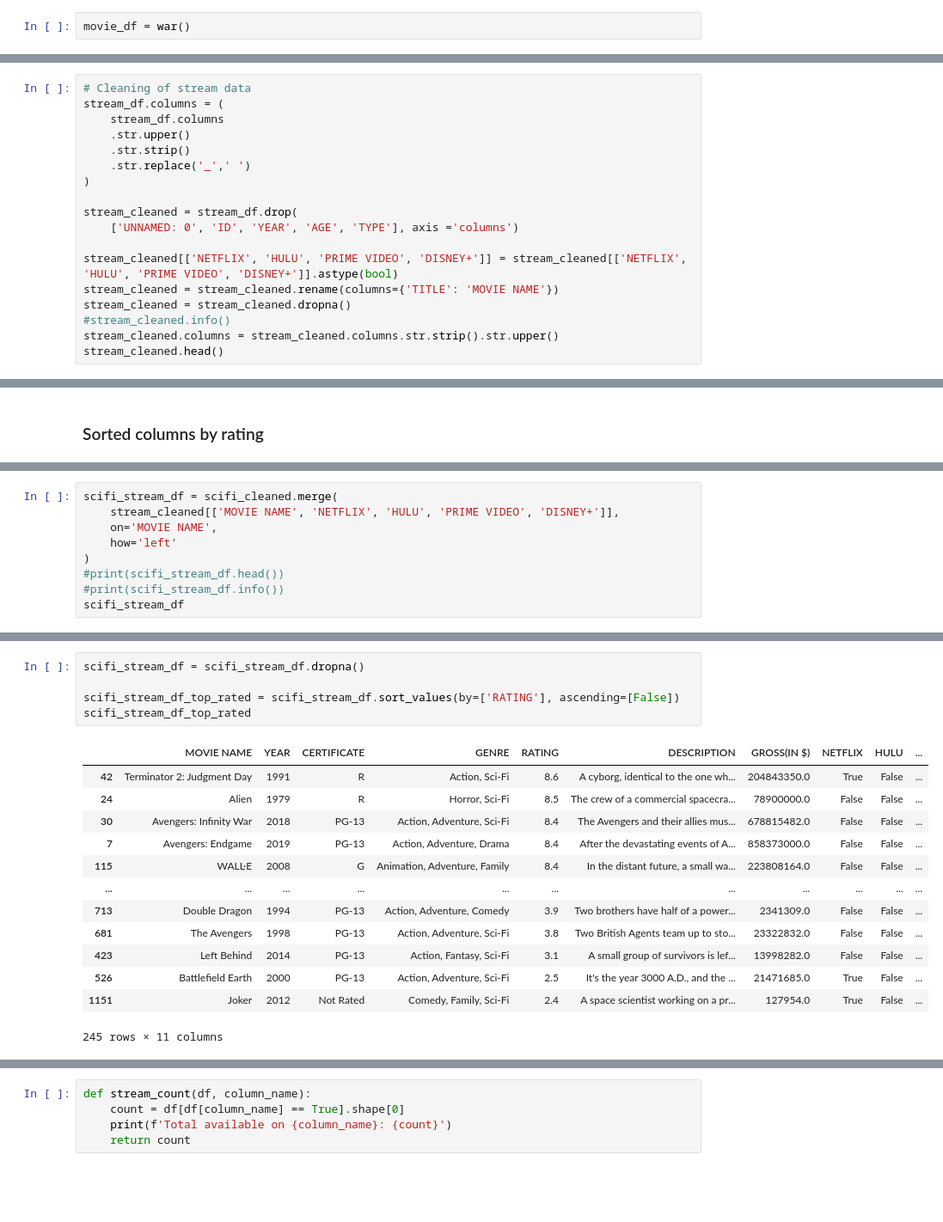
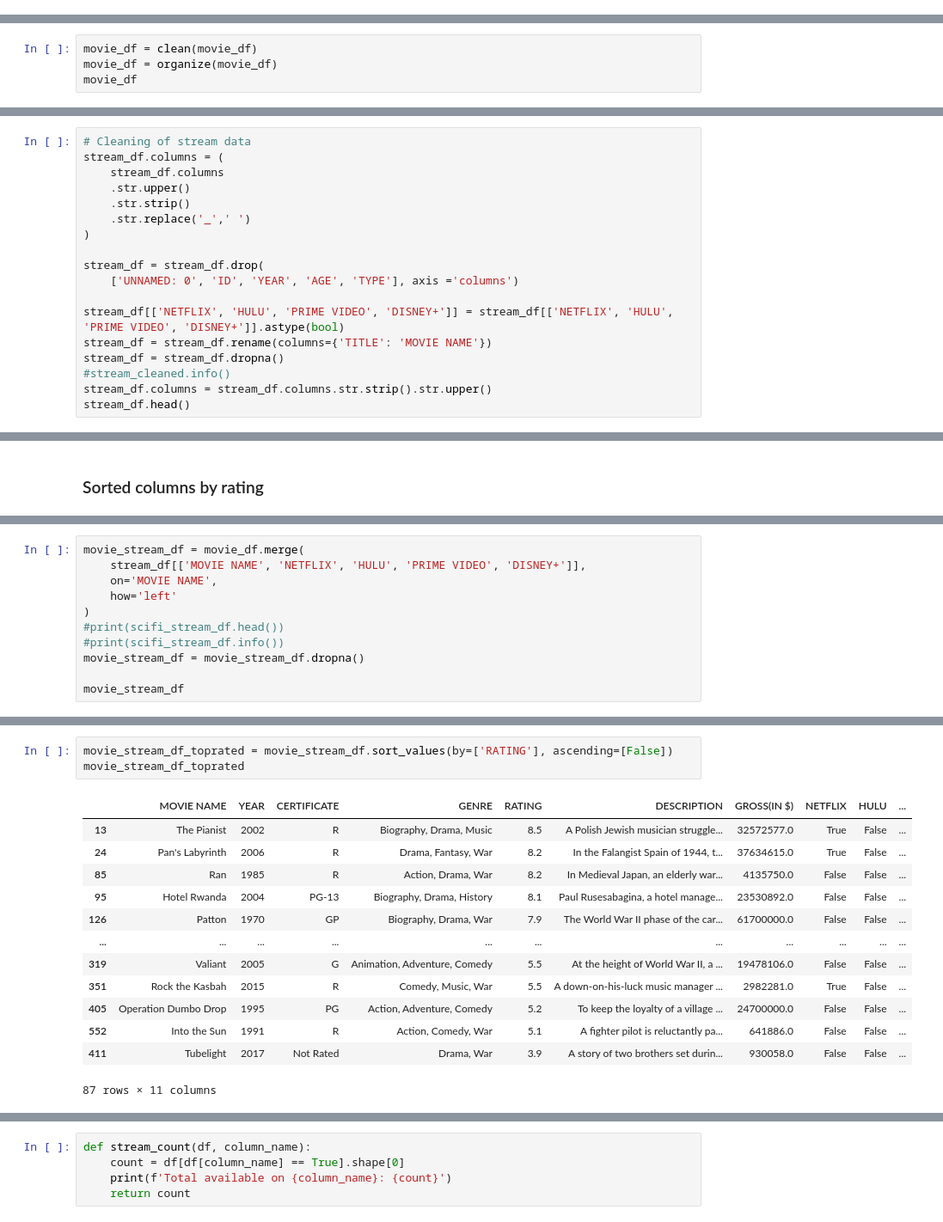
Before and after one commit to danthreepo/CapstoneProject_2025, a Jupyter notebook: vankirk_capstone_project_2025.ipynb, the cells around one changed output, grey strips where cells are left out. Shown at 86% size. Saved outputs shown, nothing was run; the diff lists cells and outputs as text; blank space fills up the shorter version.

Commit message:
Finally some progress... I have functionality now and the user can select the genre they want to see data from.

```diff
--- a/vankirk_capstone_project_2025.ipynb
+++ b/vankirk_capstone_project_2025.ipynb
@@ -171,2 +190,0 @@ def war():
-# %%
-movie_df = war()
@@ -211,0 +267,4 @@ scifi_cleaned.head()
+# %%
+movie_df = clean(movie_df)
+movie_df = organize(movie_df)
+movie_df
@@ -220,15 +293,15 @@ stream_df.columns = (
     .str.replace('_',' ')
 )
 
-stream_cleaned = stream_df.drop(
+stream_df = stream_df.drop(
     ['UNNAMED: 0', 'ID', 'YEAR', 'AGE', 'TYPE'], axis ='columns')
 
-stream_cleaned[['NETFLIX', 'HULU', 'PRIME VIDEO', 'DISNEY+']] = stream_cleaned[['NETFLIX', 'HULU', 'PRIME VIDEO', 'DISNEY+']].astype(bool)
-stream_cleaned = stream_cleaned.rename(columns={'TITLE': 'MOVIE NAME'})
-stream_cleaned = stream_cleaned.dropna()
+stream_df[['NETFLIX', 'HULU', 'PRIME VIDEO', 'DISNEY+']] = stream_df[['NETFLIX', 'HULU', 'PRIME VIDEO', 'DISNEY+']].astype(bool)
+stream_df = stream_df.rename(columns={'TITLE': 'MOVIE NAME'})
+stream_df = stream_df.dropna()
 #stream_cleaned.info()
-stream_cleaned.columns = stream_cleaned.columns.str.strip().str.upper()
-stream_cleaned.head()
+stream_df.columns = stream_df.columns.str.strip().str.upper()
+stream_df.head()
 # %% [output]
 |  | MOVIE NAME | ROTTEN TOMATOES | NETFLIX | HULU | PRIME VIDEO | DISNEY+ |
 | 0 | The Irishman | 98/100 | True | False | False | False |
@@ -257,11 +318,13 @@ scifi_cleaned_sorted.head(10)
 # %%
-scifi_stream_df = scifi_cleaned.merge(
-    stream_cleaned[['MOVIE NAME', 'NETFLIX', 'HULU', 'PRIME VIDEO', 'DISNEY+']],
+movie_stream_df = movie_df.merge(
+    stream_df[['MOVIE NAME', 'NETFLIX', 'HULU', 'PRIME VIDEO', 'DISNEY+']],
     on='MOVIE NAME',
     how='left'
 )
 #print(scifi_stream_df.head())
 #print(scifi_stream_df.info())
-scifi_stream_df
+movie_stream_df = movie_stream_df.dropna()
+
+movie_stream_df
 # %% [output]
 |  | MOVIE NAME | YEAR | CERTIFICATE | GENRE | RATING | DESCRIPTION | GROSS(IN $) | NETFLIX | HULU | ... |
@@ -280,19 +343,17 @@ scifi_stream_df
 # %%
-scifi_stream_df = scifi_stream_df.dropna()
-
-scifi_stream_df_top_rated = scifi_stream_df.sort_values(by=['RATING'], ascending=[False])
-scifi_stream_df_top_rated
+movie_stream_df_toprated = movie_stream_df.sort_values(by=['RATING'], ascending=[False])
+movie_stream_df_toprated
 # %% [output]
 |  | MOVIE NAME | YEAR | CERTIFICATE | GENRE | RATING | DESCRIPTION | GROSS(IN $) | NETFLIX | HULU | ... |
-| 42 | Terminator 2: Judgment Day | 1991 | R | Action, Sci-Fi | 8.6 | A cyborg, identical to the one wh... | 204843350.0 | True | False | ... |
-| 24 | Alien | 1979 | R | Horror, Sci-Fi | 8.5 | The crew of a commercial spacecra... | 78900000.0 | False | False | ... |
-| 30 | Avengers: Infinity War | 2018 | PG-13 | Action, Adventure, Sci-Fi | 8.4 | The Avengers and their allies mus... | 678815482.0 | False | False | ... |
-| 7 | Avengers: Endgame | 2019 | PG-13 | Action, Adventure, Drama | 8.4 | After the devastating events of A... | 858373000.0 | False | False | ... |
-| 115 | WALL·E | 2008 | G | Animation, Adventure, Family | 8.4 | In the distant future, a small wa... | 223808164.0 | False | False | ... |
+| 13 | The Pianist | 2002 | R | Biography, Drama, Music | 8.5 | A Polish Jewish musician struggle... | 32572577.0 | True | False | ... |
+| 24 | Pan's Labyrinth | 2006 | R | Drama, Fantasy, War | 8.2 | In the Falangist Spain of 1944, t... | 37634615.0 | True | False | ... |
+| 85 | Ran | 1985 | R | Action, Drama, War | 8.2 | In Medieval Japan, an elderly war... | 4135750.0 | False | False | ... |
+| 95 | Hotel Rwanda | 2004 | PG-13 | Biography, Drama, History | 8.1 | Paul Rusesabagina, a hotel manage... | 23530892.0 | False | False | ... |
+| 126 | Patton | 1970 | GP | Biography, Drama, War | 7.9 | The World War II phase of the car... | 61700000.0 | False | False | ... |
 | ... | ... | ... | ... | ... | ... | ... | ... | ... | ... | ... |
-| 713 | Double Dragon | 1994 | PG-13 | Action, Adventure, Comedy | 3.9 | Two brothers have half of a power... | 2341309.0 | False | False | ... |
-| 681 | The Avengers | 1998 | PG-13 | Action, Adventure, Sci-Fi | 3.8 | Two British Agents team up to sto... | 23322832.0 | False | False | ... |
-| 423 | Left Behind | 2014 | PG-13 | Action, Fantasy, Sci-Fi | 3.1 | A small group of survivors is lef... | 13998282.0 | False | False | ... |
-| 526 | Battlefield Earth | 2000 | PG-13 | Action, Adventure, Sci-Fi | 2.5 | It's the year 3000 A.D., and the ... | 21471685.0 | True | False | ... |
-| 1151 | Joker | 2012 | Not Rated | Comedy, Family, Sci-Fi | 2.4 | A space scientist working on a pr... | 127954.0 | True | False | ... |
+| 319 | Valiant | 2005 | G | Animation, Adventure, Comedy | 5.5 | At the height of World War II, a ... | 19478106.0 | False | False | ... |
+| 351 | Rock the Kasbah | 2015 | R | Comedy, Music, War | 5.5 | A down-on-his-luck music manager ... | 2982281.0 | True | False | ... |
+| 405 | Operation Dumbo Drop | 1995 | PG | Action, Adventure, Comedy | 5.2 | To keep the loyalty of a village ... | 24700000.0 | False | False | ... |
+| 552 | Into the Sun | 1991 | R | Action, Comedy, War | 5.1 | A fighter pilot is reluctantly pa... | 641886.0 | False | False | ... |
+| 411 | Tubelight | 2017 | Not Rated | Drama, War | 3.9 | A story of two brothers set durin... | 930058.0 | False | False | ... |
-245 rows × 11 columns
+87 rows × 11 columns
```
Also changed, not shown: parts of 10 cells of this notebook.
